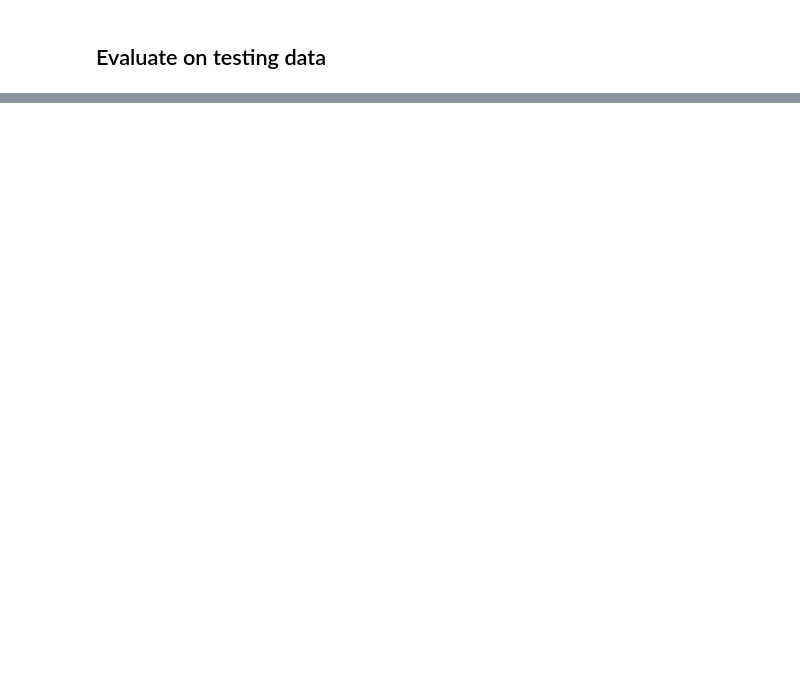
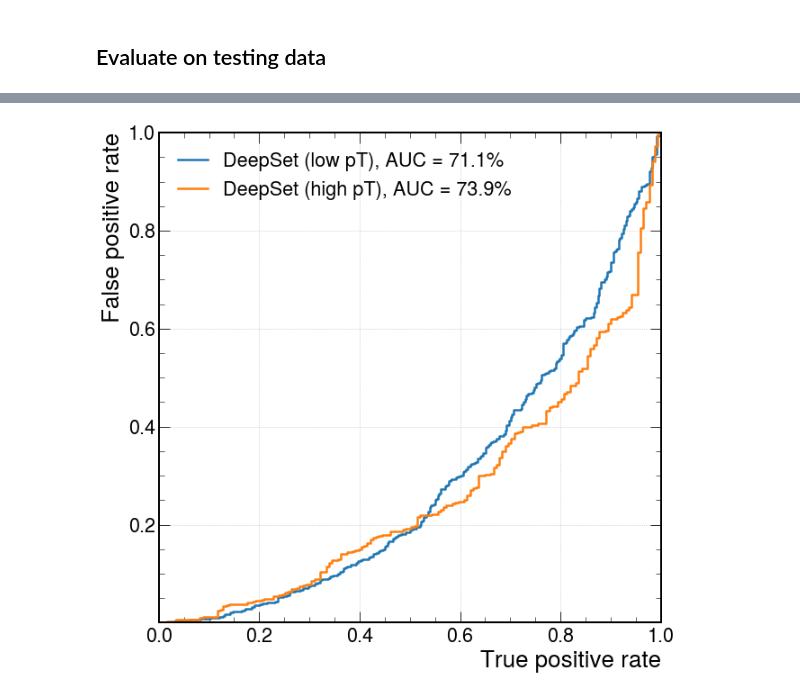
Before and after one commit to jmduarte/iaifi-summer-school, a Jupyter notebook: book/1.3_deep_sets.ipynb, the cells around one changed output, grey strips where cells are left out. Drawn from its saved outputs; the diff is of its cells as text; code cells hidden in the pictures; blank space fills up the shorter version.

```diff
--- a/book/1.3_deep_sets.ipynb
+++ b/book/1.3_deep_sets.ipynb
@@ -363,0 +357,23 @@ plt.show()
+# %%
+from sklearn.metrics import roc_curve, auc
+import matplotlib.pyplot as plt
+import mplhep as hep
+plt.style.use(hep.style.ROOT)
+# create ROC curves
+pt_split = 5.
+fpr_deepset_lowb, tpr_deepset_lowb, threshold_deepset_lowb = roc_curve(y_test[track_pt<=pt_split,1], y_predict[track_pt<=pt_split,1])
+fpr_deepset_highb, tpr_deepset_highb, threshold_deepset_highb = roc_curve(y_test[track_pt>pt_split,1], y_predict[track_pt>pt_split,1])
+
+# plot ROC curves
+plt.figure()
+plt.plot(tpr_deepset_lowb, fpr_deepset_lowb, lw=2.5, label="DeepSet (low pT), AUC = {:.1f}%".format(auc(fpr_deepset_lowb,tpr_deepset_lowb)*100))
+plt.plot(tpr_deepset_highb, fpr_deepset_highb, lw=2.5, label="DeepSet (high pT), AUC = {:.1f}%".format(auc(fpr_deepset_highb,tpr_deepset_highb)*100))
+plt.xlabel(r'True positive rate')
+plt.ylabel(r'False positive rate')
+plt.ylim(0.001, 1)
+plt.xlim(0, 1)
+plt.grid(True)
+plt.legend(loc='upper left')
+plt.show()
+# %% [output]
+[figure, added]
```
Also changed, not shown: parts of 10 cells of this notebook, 9 other files.
